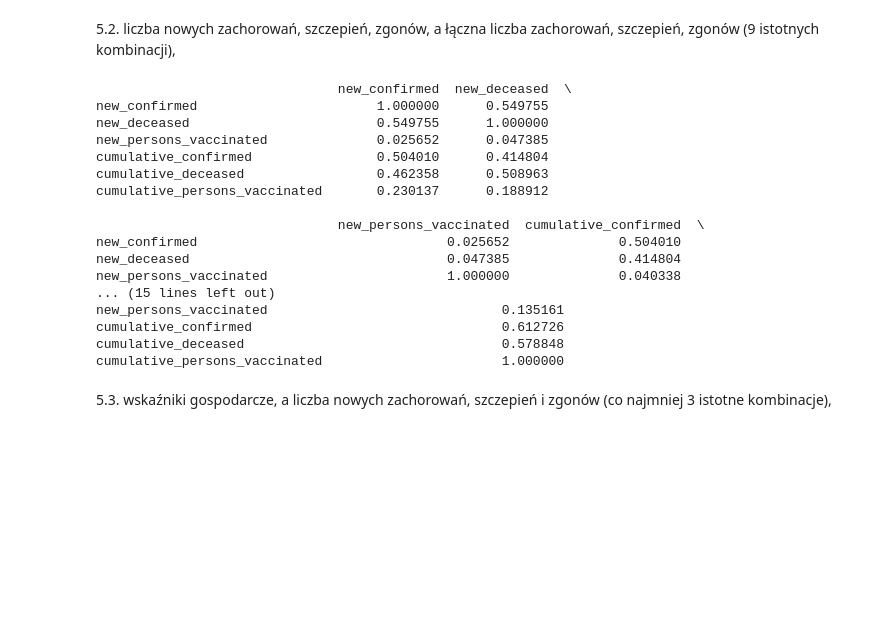
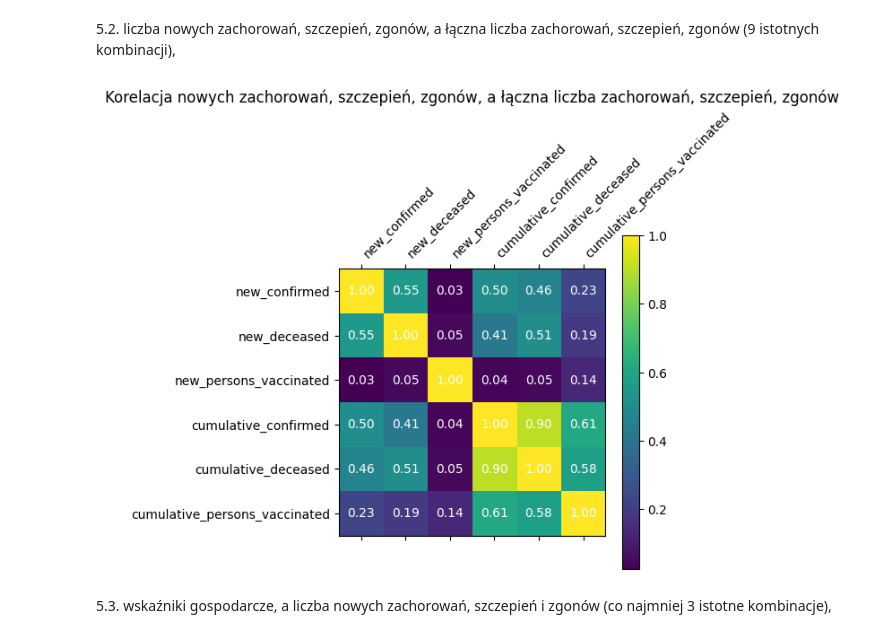
Before and after one commit to Toskyuu/BigData, a Jupyter notebook: zad2.ipynb, the cells around one changed output. Drawn from its saved outputs; the diff is of its cells as text; code cells hidden in the pictures; blank space fills up the shorter version.

```diff
--- a/zad2.ipynb
+++ b/zad2.ipynb
@@ -565,27 +573,21 @@ new_persons_vaccinated       0.025652      0.047385                1.000000
 # %%
 selected_columns = ['new_confirmed', 'new_deceased', 'new_persons_vaccinated', 'cumulative_confirmed', 'cumulative_deceased', 'cumulative_persons_vaccinated']
 correlation_matrix = merged_covid_df[selected_columns].corr()
 
+plt.matshow(correlation_matrix)
+plt.title('Korelacja nowych zachorowań, szczepień, zgonów, a łączna liczba zachorowań, szczepień, zgonów')
+plt.xticks(range(len(selected_columns)), selected_columns, rotation=45, ha='left')
+plt.yticks(range(len(selected_columns)), selected_columns)
+plt.colorbar()
 
-print(correlation_matrix)
+# Dodanie wartości korelacji na wykresie
+for i in range(len(selected_columns)):
+    for j in range(len(selected_columns)):
+        plt.text(j, i, f"{correlation_matrix.iloc[i, j]:.2f}", ha='center', va='center', color='white')
+
+plt.show()
 # %% [output]
-                               new_confirmed  new_deceased  \
-new_confirmed                       1.000000      0.549755
-new_deceased                        0.549755      1.000000
-new_persons_vaccinated              0.025652      0.047385
-cumulative_confirmed                0.504010      0.414804
-cumulative_deceased                 0.462358      0.508963
-cumulative_persons_vaccinated       0.230137      0.188912
-
-                               new_persons_vaccinated  cumulative_confirmed  \
-new_confirmed                                0.025652              0.504010
-new_deceased                                 0.047385              0.414804
-new_persons_vaccinated                       1.000000              0.040338
-... (15 lines left out)
-new_persons_vaccinated                              0.135161
-cumulative_confirmed                                0.612726
-cumulative_deceased                                 0.578848
-cumulative_persons_vaccinated                       1.000000
+[figure, added]
 # %% [markdown]
 5.3. wskaźniki gospodarcze, a liczba nowych zachorowań, szczepień i zgonów (co najmniej 3 istotne kombinacje),
 # %%
```
Also changed, not shown: parts of 4 cells of this notebook, 1 other file.
